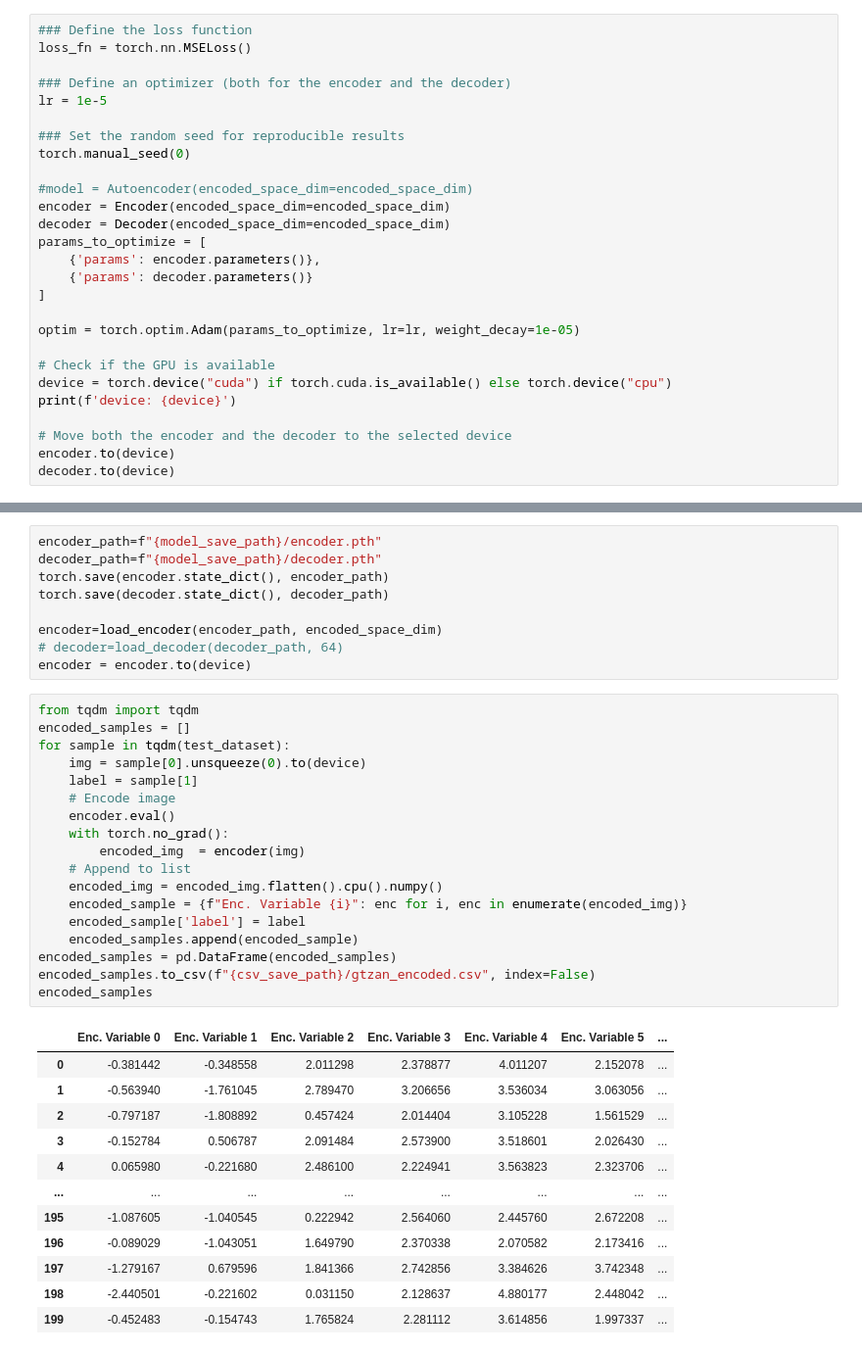
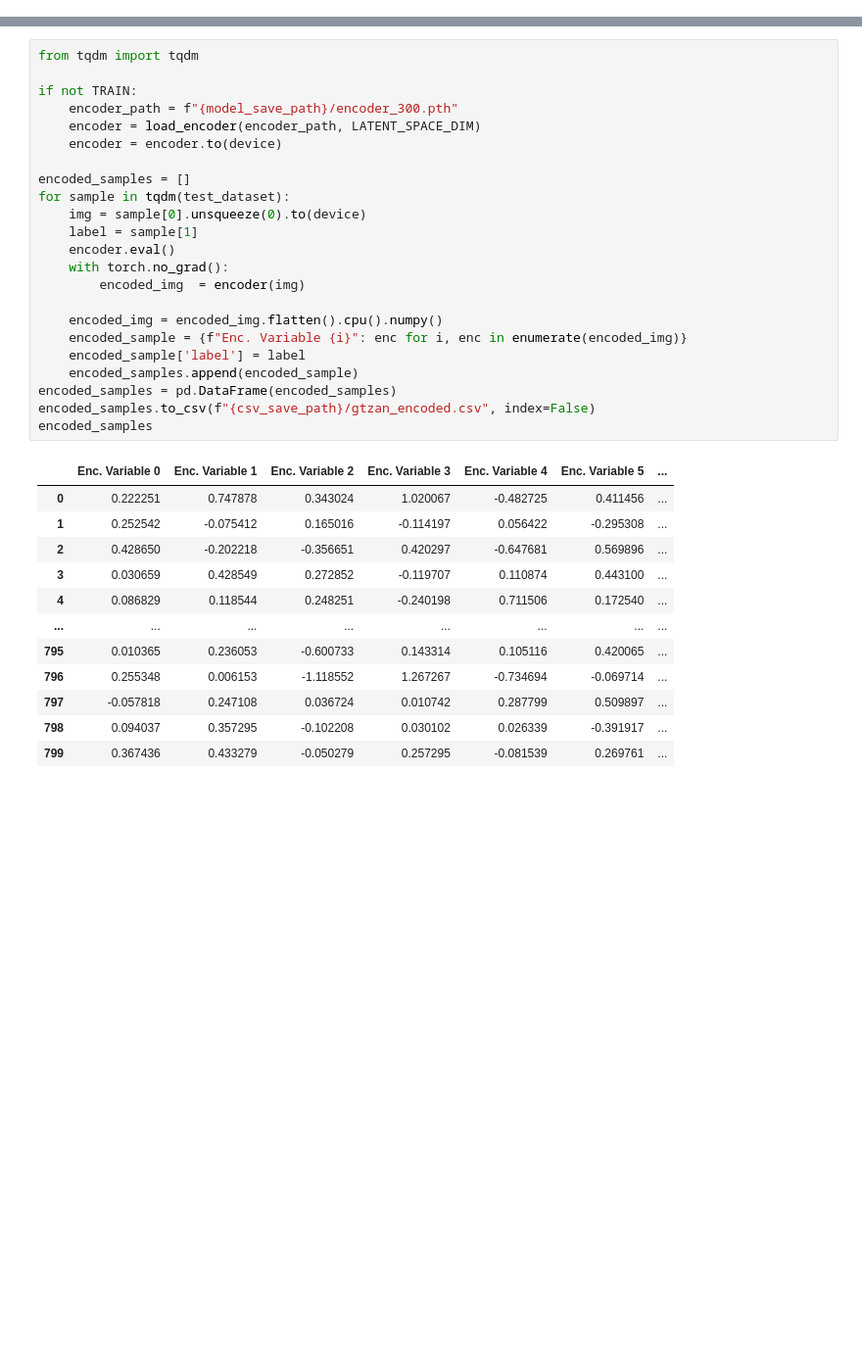
Before and after one commit to Audiofool934/Data-Side-of-the-Moon, a Jupyter notebook: code/model.ipynb, the cells around one changed output, grey strips where cells are left out. Shown at 98% size. Cells and saved outputs as stored; diff of their text form; blank space fills up the shorter version.

```diff
--- a/code/model.ipynb
+++ b/code/model.ipynb
@@ -92,27 +106,0 @@ Test set size: 200
-# %%
-### Define the loss function
-loss_fn = torch.nn.MSELoss()
-
-### Define an optimizer (both for the encoder and the decoder)
-lr = 1e-5
-
-### Set the random seed for reproducible results
-torch.manual_seed(0)
-
-#model = Autoencoder(encoded_space_dim=encoded_space_dim)
-encoder = Encoder(encoded_space_dim=encoded_space_dim)
-decoder = Decoder(encoded_space_dim=encoded_space_dim)
-params_to_optimize = [
-    {'params': encoder.parameters()},
-    {'params': decoder.parameters()}
-]
-
-optim = torch.optim.Adam(params_to_optimize, lr=lr, weight_decay=1e-05)
-
-# Check if the GPU is available
-device = torch.device("cuda") if torch.cuda.is_available() else torch.device("cpu")
-print(f'device: {device}')
-
-# Move both the encoder and the decoder to the selected device
-encoder.to(device)
-decoder.to(device)
@@ -185,40 +154,36 @@ plt.show()
-# %%
-encoder_path=f"{model_save_path}/encoder.pth"
-decoder_path=f"{model_save_path}/decoder.pth"
-torch.save(encoder.state_dict(), encoder_path)
-torch.save(decoder.state_dict(), decoder_path)
-
-encoder=load_encoder(encoder_path, encoded_space_dim)
-# decoder=load_decoder(decoder_path, 64)
-encoder = encoder.to(device)
 # %%
 from tqdm import tqdm
+
+if not TRAIN:
+	encoder_path = f"{model_save_path}/encoder_300.pth"
+	encoder = load_encoder(encoder_path, LATENT_SPACE_DIM)
+	encoder = encoder.to(device)
+
 encoded_samples = []
 for sample in tqdm(test_dataset):
     img = sample[0].unsqueeze(0).to(device)
     label = sample[1]
-    # Encode image
     encoder.eval()
     with torch.no_grad():
         encoded_img  = encoder(img)
-    # Append to list
+
     encoded_img = encoded_img.flatten().cpu().numpy()
     encoded_sample = {f"Enc. Variable {i}": enc for i, enc in enumerate(encoded_img)}
     encoded_sample['label'] = label
     encoded_samples.append(encoded_sample)
 encoded_samples = pd.DataFrame(encoded_samples)
 encoded_samples.to_csv(f"{csv_save_path}/gtzan_encoded.csv", index=False)
 encoded_samples
 # %% [output]
 |  | Enc. Variable 0 | Enc. Variable 1 | Enc. Variable 2 | Enc. Variable 3 | Enc. Variable 4 | Enc. Variable 5 | ... |
-| 0 | -0.381442 | -0.348558 | 2.011298 | 2.378877 | 4.011207 | 2.152078 | ... |
-| 1 | -0.563940 | -1.761045 | 2.789470 | 3.206656 | 3.536034 | 3.063056 | ... |
-| 2 | -0.797187 | -1.808892 | 0.457424 | 2.014404 | 3.105228 | 1.561529 | ... |
-| 3 | -0.152784 | 0.506787 | 2.091484 | 2.573900 | 3.518601 | 2.026430 | ... |
-| 4 | 0.065980 | -0.221680 | 2.486100 | 2.224941 | 3.563823 | 2.323706 | ... |
+| 0 | 0.222251 | 0.747878 | 0.343024 | 1.020067 | -0.482725 | 0.411456 | ... |
+| 1 | 0.252542 | -0.075412 | 0.165016 | -0.114197 | 0.056422 | -0.295308 | ... |
+| 2 | 0.428650 | -0.202218 | -0.356651 | 0.420297 | -0.647681 | 0.569896 | ... |
+| 3 | 0.030659 | 0.428549 | 0.272852 | -0.119707 | 0.110874 | 0.443100 | ... |
+| 4 | 0.086829 | 0.118544 | 0.248251 | -0.240198 | 0.711506 | 0.172540 | ... |
 | ... | ... | ... | ... | ... | ... | ... | ... |
-| 195 | -1.087605 | -1.040545 | 0.222942 | 2.564060 | 2.445760 | 2.672208 | ... |
-| 196 | -0.089029 | -1.043051 | 1.649790 | 2.370338 | 2.070582 | 2.173416 | ... |
-| 197 | -1.279167 | 0.679596 | 1.841366 | 2.742856 | 3.384626 | 3.742348 | ... |
-| 198 | -2.440501 | -0.221602 | 0.031150 | 2.128637 | 4.880177 | 2.448042 | ... |
-| 199 | -0.452483 | -0.154743 | 1.765824 | 2.281112 | 3.614856 | 1.997337 | ... |
+| 795 | 0.010365 | 0.236053 | -0.600733 | 0.143314 | 0.105116 | 0.420065 | ... |
+| 796 | 0.255348 | 0.006153 | -1.118552 | 1.267267 | -0.734694 | -0.069714 | ... |
+| 797 | -0.057818 | 0.247108 | 0.036724 | 0.010742 | 0.287799 | 0.509897 | ... |
+| 798 | 0.094037 | 0.357295 | -0.102208 | 0.030102 | 0.026339 | -0.391917 | ... |
+| 799 | 0.367436 | 0.433279 | -0.050279 | 0.257295 | -0.081539 | 0.269761 | ... |
```
Also changed, not shown: parts of 8 cells of this notebook, 2 other files.
